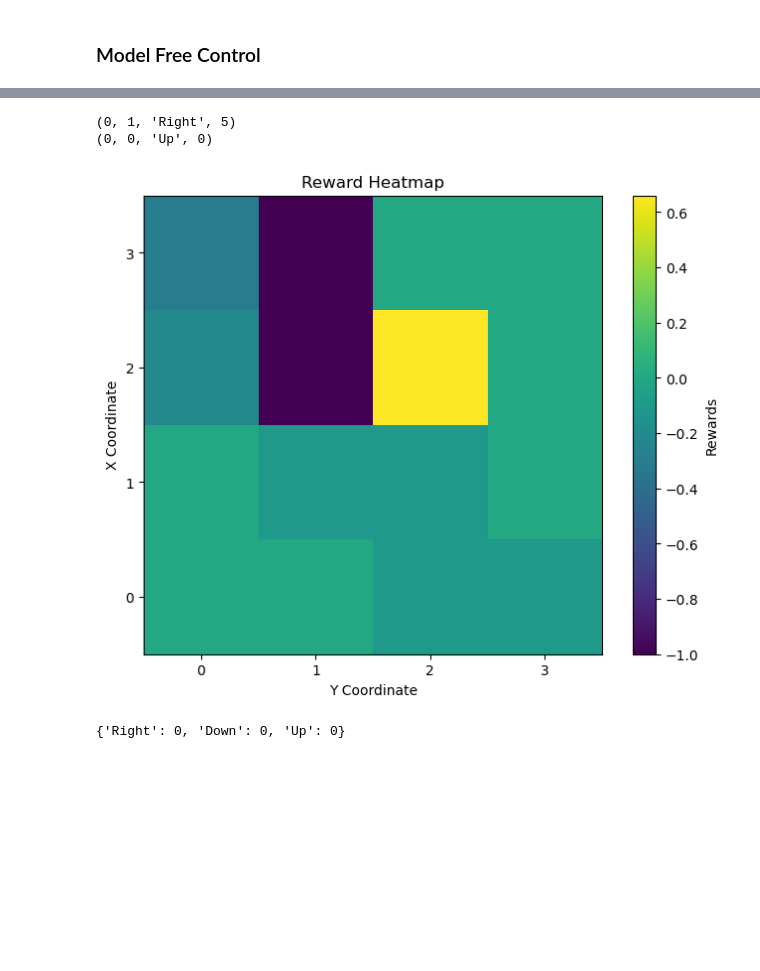
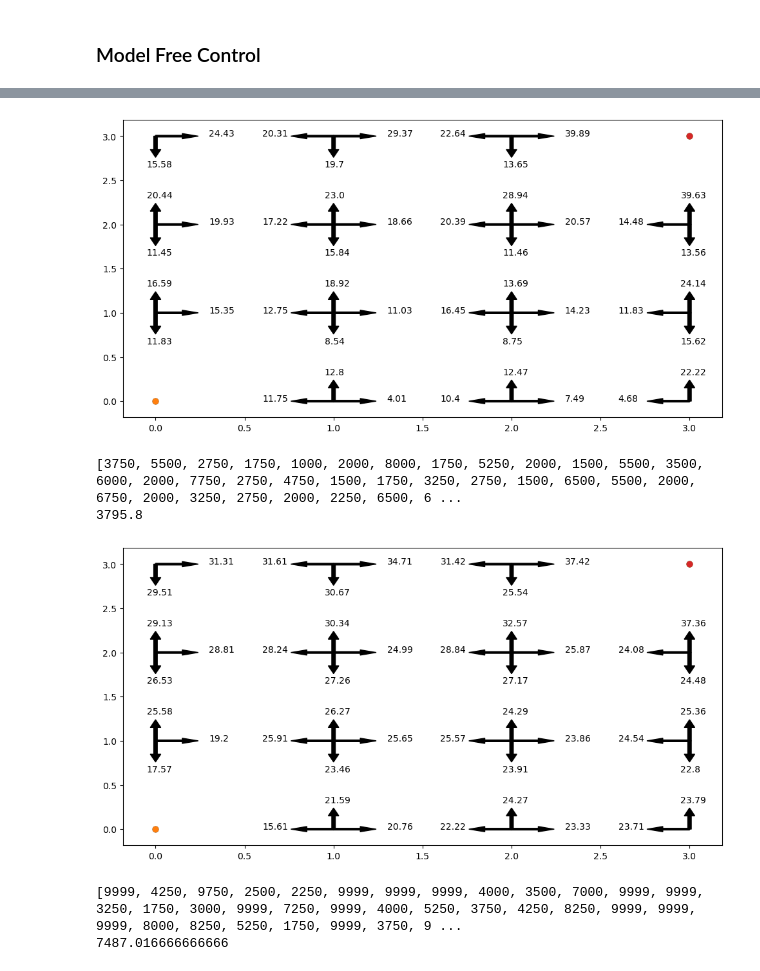
Before and after one commit to LucasVanWijk/Adaptive-Systems, a Jupyter notebook: Assingments/Maze/Model_Free.ipynb, the cells around one changed output, grey strips where cells are left out. Saved outputs shown, nothing was run; the diff lists cells and outputs as text; code cells hidden in the pictures; blank space fills up the shorter version.

```diff
--- a/Assingments/Maze/Model_Free.ipynb
+++ b/Assingments/Maze/Model_Free.ipynb
@@ -374 +462,5 @@ def mc_first_visit(succes_chanse):
+# %%
+show_policy(returns)
+# %% [output]
+[figure, added]
 # %%
@@ -400,43 +503,0 @@ def sarsa(n_episodes, epsilon, succes_chanse, step_size, discount):
-# %%
-returns = sarsa(10, 0.3, 100, 0.1, 1)
-data = [
-    (0, 0, 'Left', 10),
-    (0, 1, 'Right', 5),
-    # ... more data
-]
-print(data[1])
-data = []
-for key, value in returns.items():
-    for nested_key, nested_value in value.q_table.items():
-        x, y = value.pos.split("_")
-        data.append((int(x), int(y), nested_key, nested_value))
-
-print(data[1])
-# Create a dictionary to store rewards for each coordinate and direction
-reward_data = {(x, y, direction): reward for x, y, direction, reward in data}
-
-# Determine the range of x and y coordinates
-x_range = max(x for x, _, _, _ in data) + 1
-y_range = max(y for _, y, _, _ in data) + 1
-
-# Initialize the heatmap data
-heatmap_data = np.zeros((x_range, y_range))
-
-# Fill the heatmap data with rewards based on direction
-for x, y, direction, reward in data:
-    heatmap_data[x, y] = reward_data[(x, y, direction)]
-
-plt.figure(figsize=(8, 6))
-plt.imshow(heatmap_data, cmap='viridis', interpolation='nearest')
-plt.colorbar(label='Rewards')
-plt.xlabel('Y Coordinate')
-plt.ylabel('X Coordinate')
-plt.title('Reward Heatmap')
-plt.xticks(np.arange(y_range))
-plt.yticks(np.arange(x_range))
-plt.gca().invert_yaxis()  # Invert y-axis to match grid coordinates
-plt.show()
-# %% [output]
-(0, 1, 'Right', 5)
-(0, 0, 'Up', 0)
-[figure, removed]
@@ -445,5 +503,0 @@ example = {"a": -0.5, "b":0, "c":0}
-# %%
-world = create_empty_world()
-print(world["0_1"].q_table)
-# %% [output]
-{'Right': 0, 'Down': 0, 'Up': 0}
@@ -451,0 +504,24 @@ print(max(example, key=example.get))
+# %%
+q_learning_1 = []
+for i in range(60):
+    returns, counter = q_learning(10000, 0.3, 70, 0.1, 1)
+    q_learning_1.append(counter)
+print(q_learning_1)
+print(np.mean(q_learning_1))
+# %% [output]
+[3750, 5500, 2750, 1750, 1000, 2000, 8000, 1750, 5250, 2000, 1500, 5500, 3500, 6000, 2000, 7750, 2750, 4750, 1500, 1750, 3250, 2750, 1500, 6500, 5500, 2000, 6750, 2000, 3250, 2750, 2000, 2250, 6500, 6 ...
+3795.8
+# %%
+show_policy(returns)
+# %% [output]
+[figure, added]
+# %%
+q_learning_0_9 = []
+for i in range(60):
+    returns, counter = q_learning(10000, 0.3, 70, 0.1, 0.9)
+    q_learning_0_9.append(counter)
+print(q_learning_0_9)
+print(np.mean(q_learning_0_9))
+# %% [output]
+[9999, 4250, 9750, 2500, 2250, 9999, 9999, 9999, 4000, 3500, 7000, 9999, 9999, 3250, 1750, 3000, 9999, 7250, 9999, 4000, 5250, 3750, 4250, 8250, 9999, 9999, 9999, 8000, 8250, 5250, 1750, 9999, 3750, 9 ...
+7487.016666666666
```
Also changed, not shown: parts of 19 cells of this notebook.
